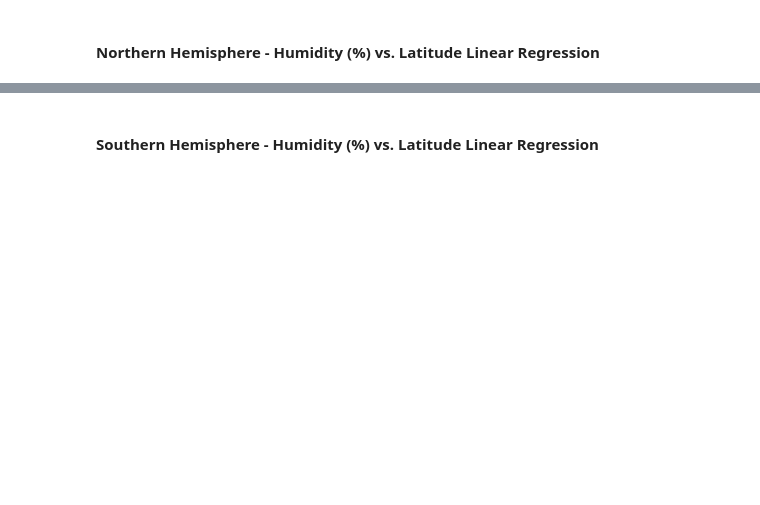
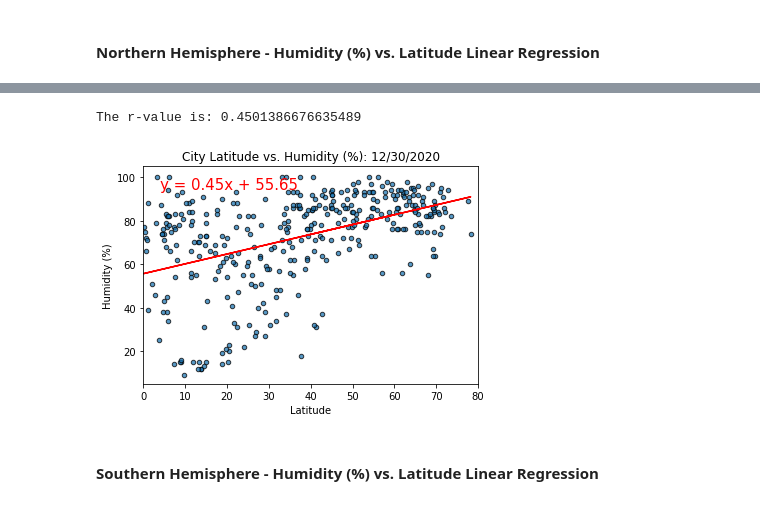
Before and after one commit to abaker178/api-challenge, a Jupyter notebook: WeatherPy/WeatherPy.ipynb, the cells around one changed output, grey strips where cells are left out. Drawn from its saved outputs; the diff is of its cells as text; code cells hidden in the pictures; blank space fills up the shorter version.

```diff
--- a/WeatherPy/WeatherPy.ipynb
+++ b/WeatherPy/WeatherPy.ipynb
@@ -302,2 +306,7 @@ The r-value is: 0.000543987878808455
+# %%
+buildLatPlot("Humidity", "Humidity (%)", north_hemi_df, lingress=True)
+# %% [output]
+The r-value is: 0.4501386676635489
+[figure, added]
 # %% [markdown]
 ####  Southern Hemisphere - Humidity (%) vs. Latitude Linear Regression
```
Also changed, not shown: parts of 19 cells of this notebook.
